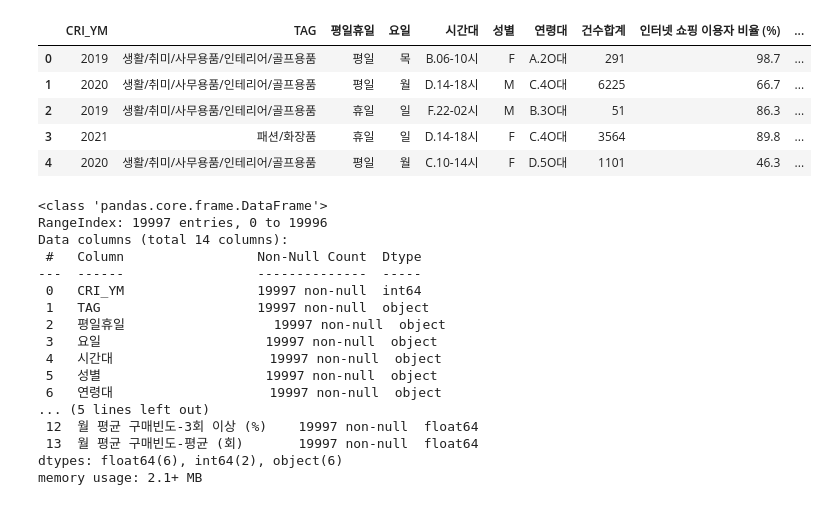
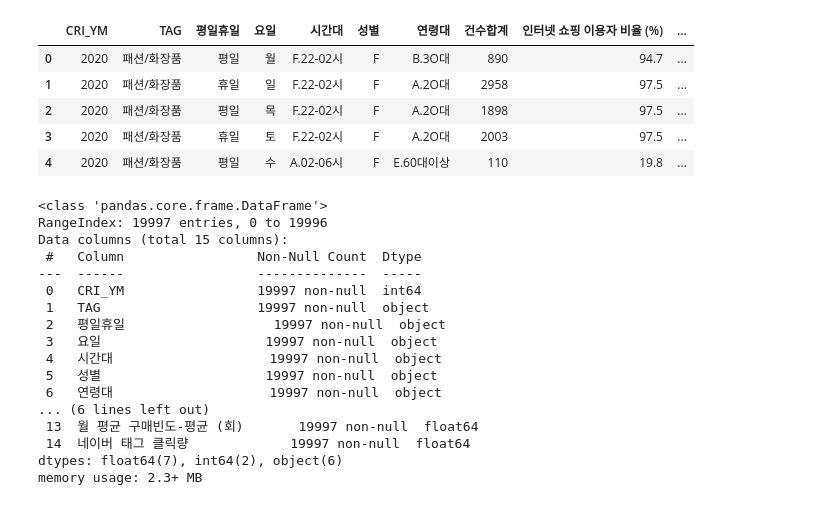
Before and after one commit to Shin-Sangseok/ShoppingMallAdd, a Jupyter notebook: Shop.ipynb, the cells around one changed output. Drawn from its saved outputs; the diff is of its cells as text; code cells hidden in the pictures.

```diff
--- a/Shop.ipynb
+++ b/Shop.ipynb
@@ -1,12 +1,12 @@
 # %%
 import pandas as pd
 
-sample_data = pd.read_excel('쇼핑몰프로젝트DATA.xlsx')
+sample_data = pd.read_excel('쇼핑몰_최종.xlsx')
 sample_data.head()
 # %% [output]
 |  | CRI_YM | TAG | 평일휴일 | 요일 | 시간대 | 성별 | 연령대 | 건수합계 | 인터넷 쇼핑 이용자 비율 (%) | ... |
-| 0 | 2019 | 생활/취미/사무용품/인테리어/골프용품 | 평일 | 목 | B.06-10시 | F | A.2O대 | 291 | 98.7 | ... |
-| 1 | 2020 | 생활/취미/사무용품/인테리어/골프용품 | 평일 | 월 | D.14-18시 | M | C.4O대 | 6225 | 66.7 | ... |
-| 2 | 2019 | 생활/취미/사무용품/인테리어/골프용품 | 휴일 | 일 | F.22-02시 | M | B.3O대 | 51 | 86.3 | ... |
-| 3 | 2021 | 패션/화장품 | 휴일 | 일 | D.14-18시 | F | C.4O대 | 3564 | 89.8 | ... |
-| 4 | 2020 | 생활/취미/사무용품/인테리어/골프용품 | 평일 | 월 | C.10-14시 | F | D.5O대 | 1101 | 46.3 | ... |
+| 0 | 2020 | 패션/화장품 | 평일 | 월 | F.22-02시 | F | B.3O대 | 890 | 94.7 | ... |
+| 1 | 2020 | 패션/화장품 | 휴일 | 일 | F.22-02시 | F | A.2O대 | 2958 | 97.5 | ... |
+| 2 | 2020 | 패션/화장품 | 평일 | 목 | F.22-02시 | F | A.2O대 | 1898 | 97.5 | ... |
+| 3 | 2020 | 패션/화장품 | 휴일 | 토 | F.22-02시 | F | A.2O대 | 2003 | 97.5 | ... |
+| 4 | 2020 | 패션/화장품 | 평일 | 수 | A.02-06시 | F | E.60대이상 | 110 | 19.8 | ... |
@@ -15,7 +38,7 @@ sample_data.info()
 # %% [output]
 <class 'pandas.core.frame.DataFrame'>
 RangeIndex: 19997 entries, 0 to 19996
-Data columns (total 14 columns):
+Data columns (total 15 columns):
  #   Column                 Non-Null Count  Dtype
 ---  ------                 --------------  -----
  0   CRI_YM                 19997 non-null  int64
@@ -25,8 +48,8 @@ Data columns (total 14 columns):
  4   시간대                    19997 non-null  object
  5   성별                     19997 non-null  object
  6   연령대                    19997 non-null  object
-... (5 lines left out)
- 12  월 평균 구매빈도-3회 이상 (%)    19997 non-null  float64
+... (6 lines left out)
  13  월 평균 구매빈도-평균 (회)       19997 non-null  float64
-dtypes: float64(6), int64(2), object(6)
-memory usage: 2.1+ MB
+ 14  네이버 태그 클릭량             19997 non-null  float64
+dtypes: float64(7), int64(2), object(6)
+memory usage: 2.3+ MB
```
Also changed, not shown: parts of 16 cells of this notebook.
